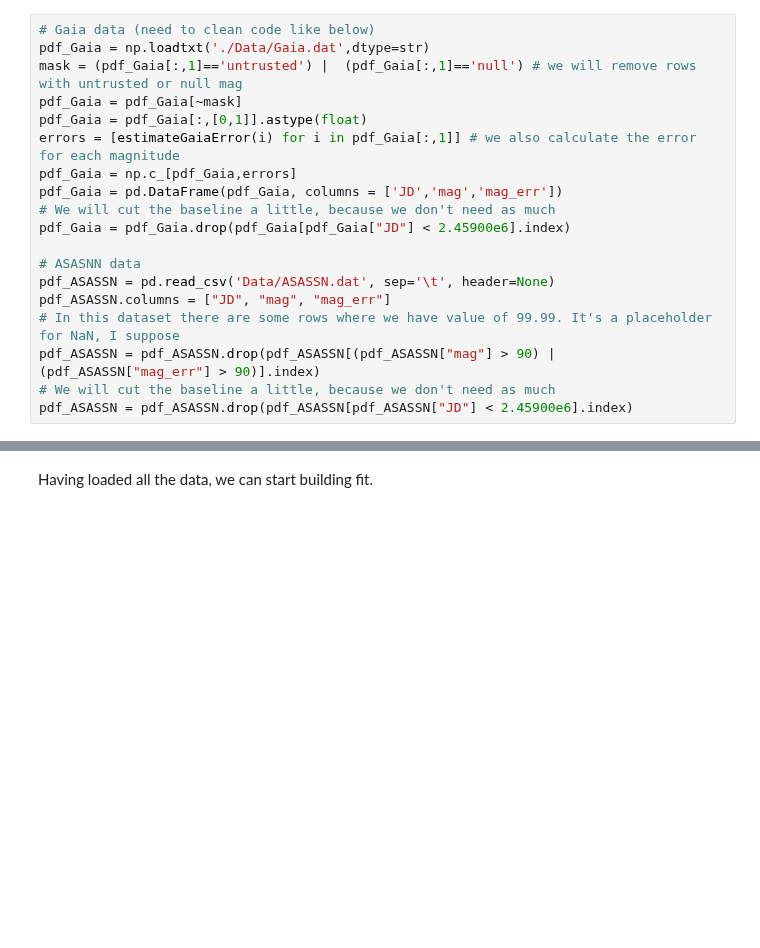
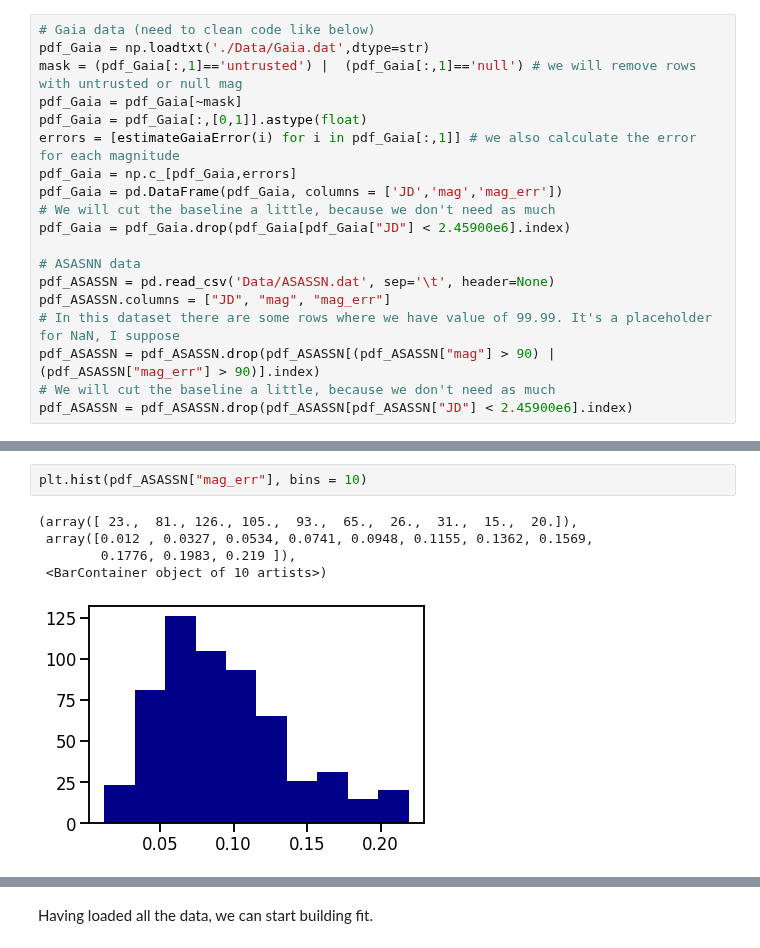
Before and after one commit to astrolabsoftware/fink-tutorials, a Jupyter notebook: galactic/ZTF18abktckv.ipynb, the cells around one changed output, grey strips where cells are left out. Drawn from its saved outputs; the diff is of its cells as text; blank space fills up the shorter version.

```diff
--- a/galactic/ZTF18abktckv.ipynb
+++ b/galactic/ZTF18abktckv.ipynb
@@ -716,0 +753,8 @@ plt.scatter(pdf_ASASSN["JD"], pdf_ASASSN["mag"])
+# %%
+plt.hist(pdf_ASASSN["mag_err"], bins = 10)
+# %% [output]
+(array([ 23.,  81., 126., 105.,  93.,  65.,  26.,  31.,  15.,  20.]),
+ array([0.012 , 0.0327, 0.0534, 0.0741, 0.0948, 0.1155, 0.1362, 0.1569,
+        0.1776, 0.1983, 0.219 ]),
+ <BarContainer object of 10 artists>)
+[figure, added]
```
Also changed, not shown: parts of 13 cells of this notebook, 1 other file.
